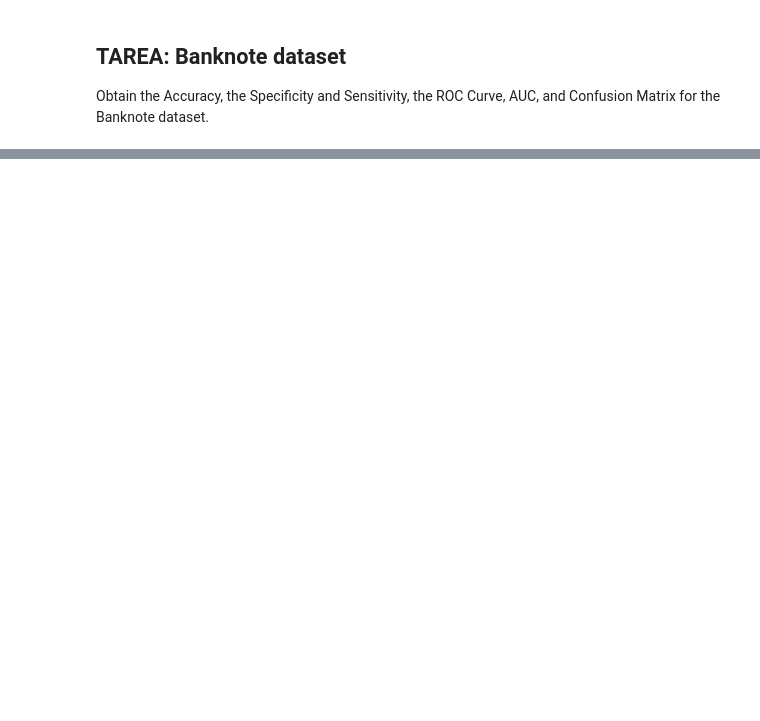
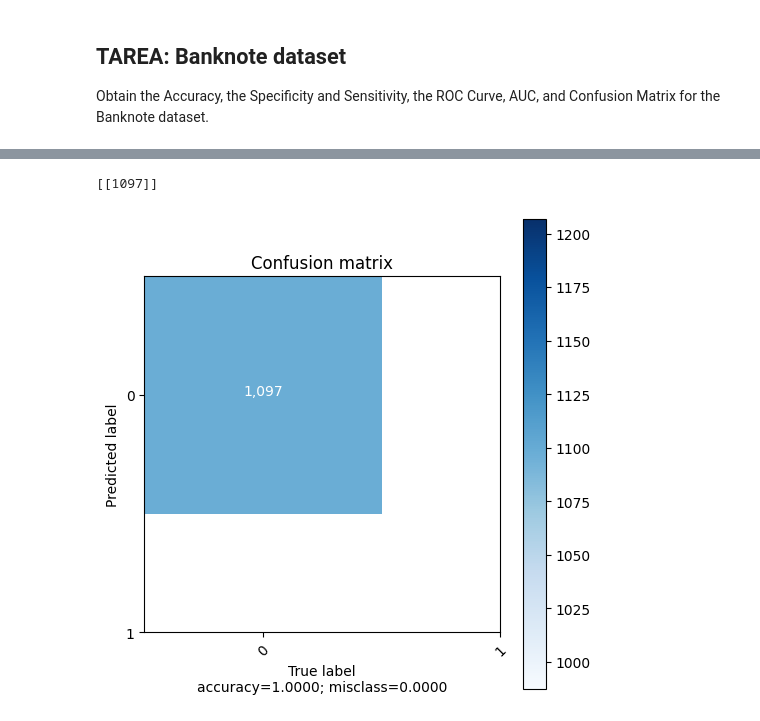
Before and after one commit to HappyFacell/Aprendizaje_maquina, a Jupyter notebook: M4_2_3 LoR_ROC_ConfusionMatrix-Diego_Ferreira_Lee.ipynb, the cells around one changed output, grey strips where cells are left out. Cells and saved outputs as stored; diff of their text form; code cells hidden in the pictures; blank space fills up the shorter version.

```diff
--- a/M4_2_3 LoR_ROC_ConfusionMatrix-Diego_Ferreira_Lee.ipynb
+++ b/M4_2_3 LoR_ROC_ConfusionMatrix-Diego_Ferreira_Lee.ipynb
@@ -443,0 +725,40 @@ Obtain the Accuracy, the Specificity and Sensitivity, the ROC Curve, AUC, and Co
+# %%
+from sklearn.metrics import confusion_matrix
+
+pred = predict(h(xTrain, w), 0.1)
+cm = confusion_matrix(yTrain, pred)
+print(cm)
+# %% [output]
+[[1097]]
+# %%
+def plot_confusion_matrix(values, classes):
+    import itertools
+    m, n = values.shape
+
+    accuracy = np.trace(values) / float(np.sum(values))
+    misclass = 1 - accuracy
+
+    plt.figure(figsize=(5, 5))
+    plt.imshow(values, interpolation='nearest', cmap=plt.get_cmap('Blues'))
+    plt.title('Confusion matrix')
+    plt.colorbar()
+
+    marks = np.arange(len(classes))
+    plt.xticks(marks, classes, rotation=45)
+    plt.yticks(marks, classes)
+
+    thresh = values.max() / 2
+    for i, j in itertools.product(range(m), range(n)):
+        plt.text(j, i, "{:,}".format(values[i, j]),
+                 horizontalalignment="center",
+                 color="white" if values[i, j] > thresh else "black")
+    plt.tight_layout()
+    plt.ylabel('Predicted label')
+    plt.xlabel('True label\naccuracy={:0.4f}; misclass={:0.4f}'.format(accuracy, misclass))
+    plt.show()
+
+#Testing the function
+
+plot_confusion_matrix(values = cm, classes = ['0', '1'])
+# %% [output]
+[figure, added]
```
Also changed, not shown: parts of 22 cells of this notebook.
